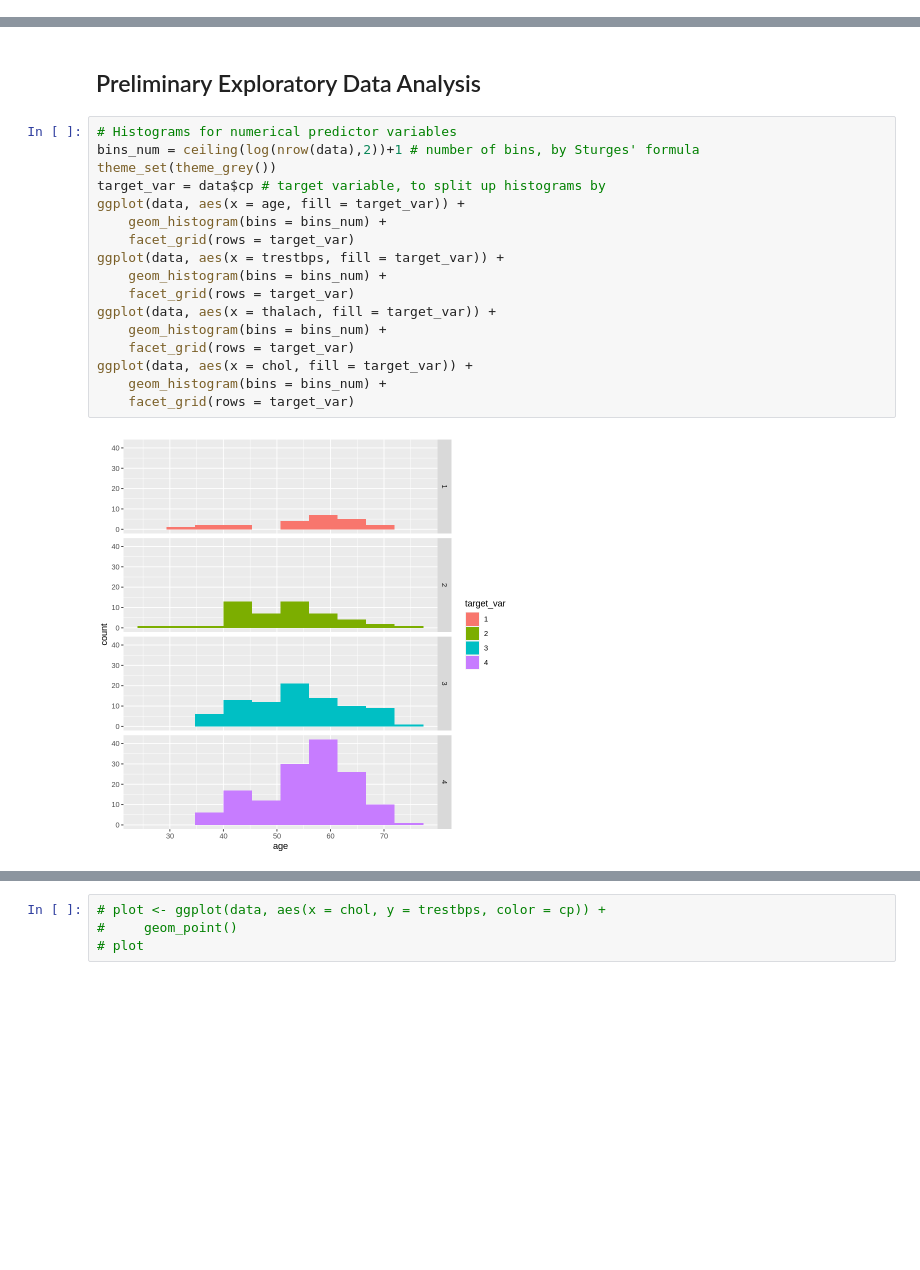
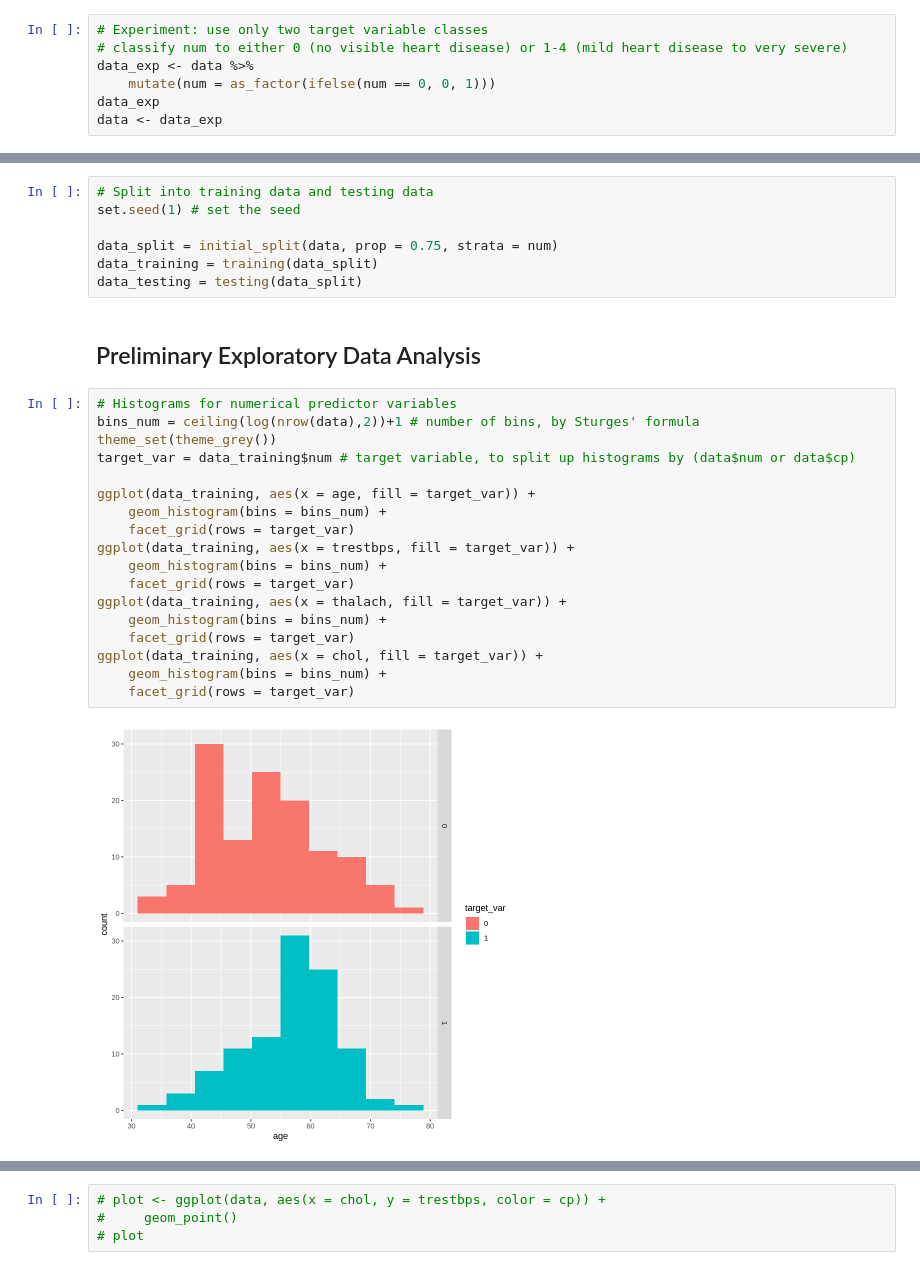
Before and after one commit to CameronGeisler/dsci-project, a Jupyter notebook: proposal2.ipynb, the cells around one changed output, grey strips where cells are left out. Drawn from its saved outputs; the diff is of its cells as text; blank space fills up the shorter version.

```diff
--- a/proposal2.ipynb
+++ b/proposal2.ipynb
@@ -101,0 +100,7 @@ A tibble: 303 × 6
+# %%
+# Experiment: use only two target variable classes
+# classify num to either 0 (no visible heart disease) or 1-4 (mild heart disease to very severe)
+data_exp <- data %>%
+    mutate(num = as_factor(ifelse(num == 0, 0, 1)))
+data_exp
+data <- data_exp
@@ -102,21 +118,29 @@ A tibble: 303 × 6
+# %%
+# Split into training data and testing data
+set.seed(1) # set the seed
+
+data_split = initial_split(data, prop = 0.75, strata = num)
+data_training = training(data_split)
+data_testing = testing(data_split)
 # %% [markdown]
 ## Preliminary Exploratory Data Analysis
 # %%
 # Histograms for numerical predictor variables
 bins_num = ceiling(log(nrow(data),2))+1 # number of bins, by Sturges' formula
 theme_set(theme_grey())
-target_var = data$cp # target variable, to split up histograms by
-ggplot(data, aes(x = age, fill = target_var)) +
+target_var = data_training$num # target variable, to split up histograms by (data$num or data$cp)
+
+ggplot(data_training, aes(x = age, fill = target_var)) +
     geom_histogram(bins = bins_num) +
     facet_grid(rows = target_var)
-ggplot(data, aes(x = trestbps, fill = target_var)) +
+ggplot(data_training, aes(x = trestbps, fill = target_var)) +
     geom_histogram(bins = bins_num) +
     facet_grid(rows = target_var)
-ggplot(data, aes(x = thalach, fill = target_var)) +
+ggplot(data_training, aes(x = thalach, fill = target_var)) +
     geom_histogram(bins = bins_num) +
     facet_grid(rows = target_var)
-ggplot(data, aes(x = chol, fill = target_var)) +
+ggplot(data_training, aes(x = chol, fill = target_var)) +
     geom_histogram(bins = bins_num) +
     facet_grid(rows = target_var)
 # %% [output]
-[figure, old version]
+[figure, new version]
```
Also changed, not shown: parts of 4 cells of this notebook.
